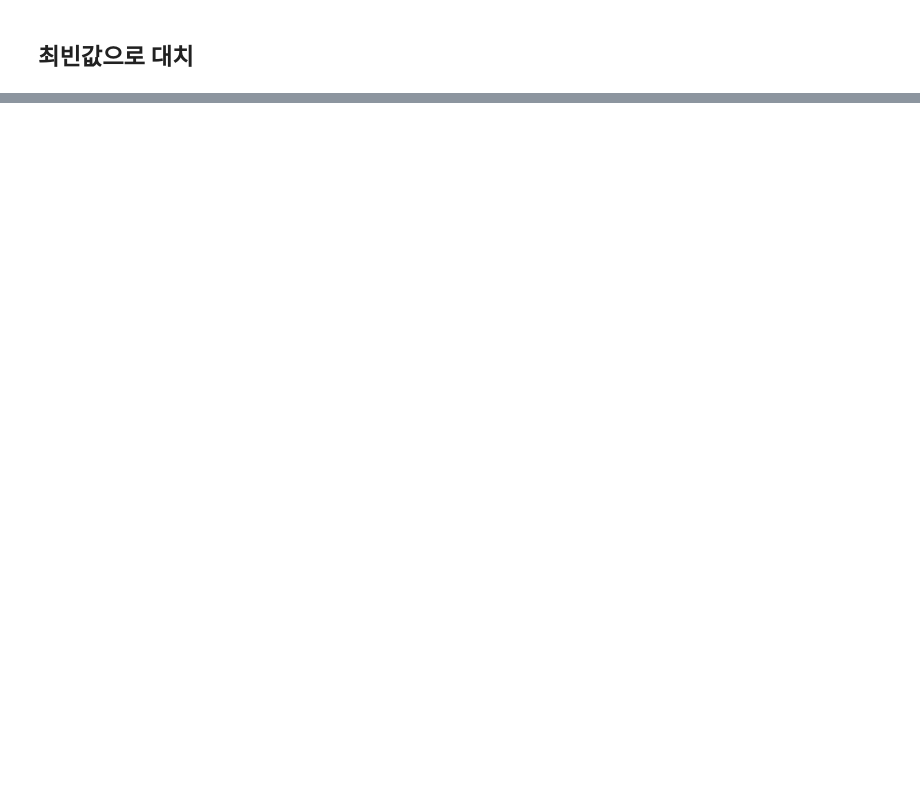
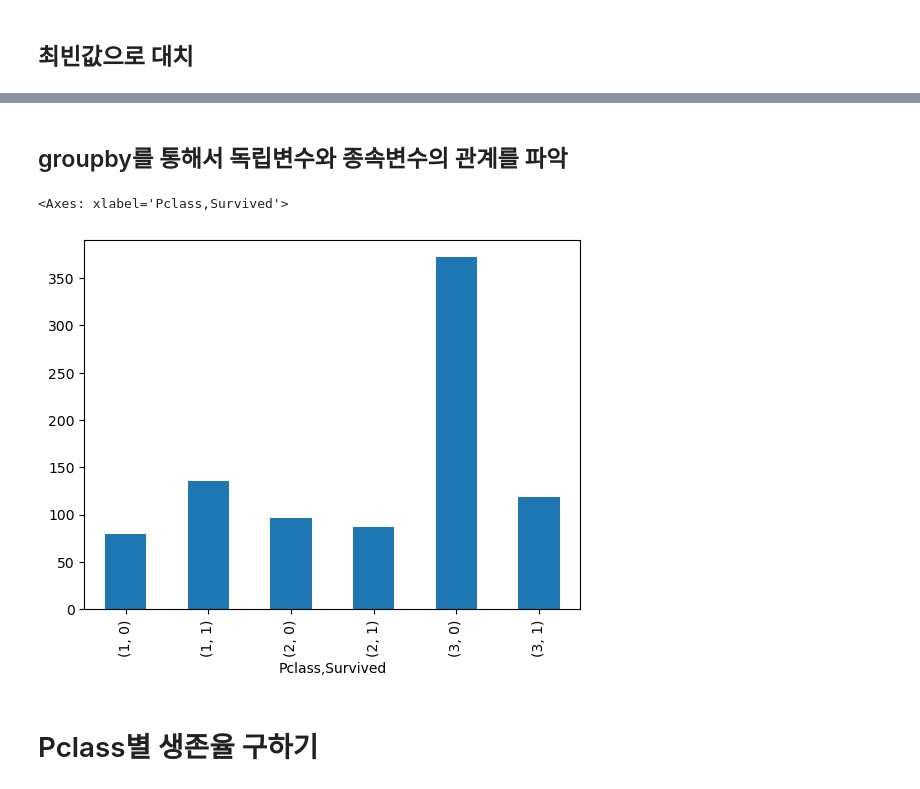
Before and after one commit to UICHEOL-HWANG/data_analysis, a Jupyter notebook: 데이터분석/데이터분석_04_데이터전처리와EDA.ipynb, the cells around one changed output, grey strips where cells are left out. Drawn from its saved outputs; the diff is of its cells as text; code cells hidden in the pictures; blank space fills up the shorter version.

```diff
--- a/데이터분석/데이터분석_04_데이터전처리와EDA.ipynb
+++ b/데이터분석/데이터분석_04_데이터전처리와EDA.ipynb
@@ -328,0 +490,2 @@ array([22.  , 38.  , 26.  , 35.  , 35.  , 24.  , 54.  ,  2.  , 27.  ,
+# %%
+df["Family"] = df["SibSp"] + df["Parch"] + 1
@@ -328,0 +510,2 @@ array([22.  , 38.  , 26.  , 35.  , 35.  , 24.  , 54.  ,  2.  , 27.  ,
+# %%
+df["adj_fare"] = df["Fare"] / df["Family"]
@@ -328,0 +564,3 @@ array([22.  , 38.  , 26.  , 35.  , 35.  , 24.  , 54.  ,  2.  , 27.  ,
+# %%
+df = df[['Survived', 'Pclass', 'Sex', 'Age', 'Embarked', 'Family']]
+df
@@ -328,0 +581,9 @@ array([22.  , 38.  , 26.  , 35.  , 35.  , 24.  , 54.  ,  2.  , 27.  ,
+# %% [markdown]
+## groupby를 통해서 독립변수와 종속변수의 관계를 파악
+# %%
+df.groupby(['Pclass'])['Survived'].value_counts(sort=False).plot(kind="bar")
+# %% [output]
+<Axes: xlabel='Pclass,Survived'>
+[figure, added]
+# %% [markdown]
+# Pclass별 생존율 구하기
```
Also changed, not shown: parts of 129 cells of this notebook, 1 other file.
